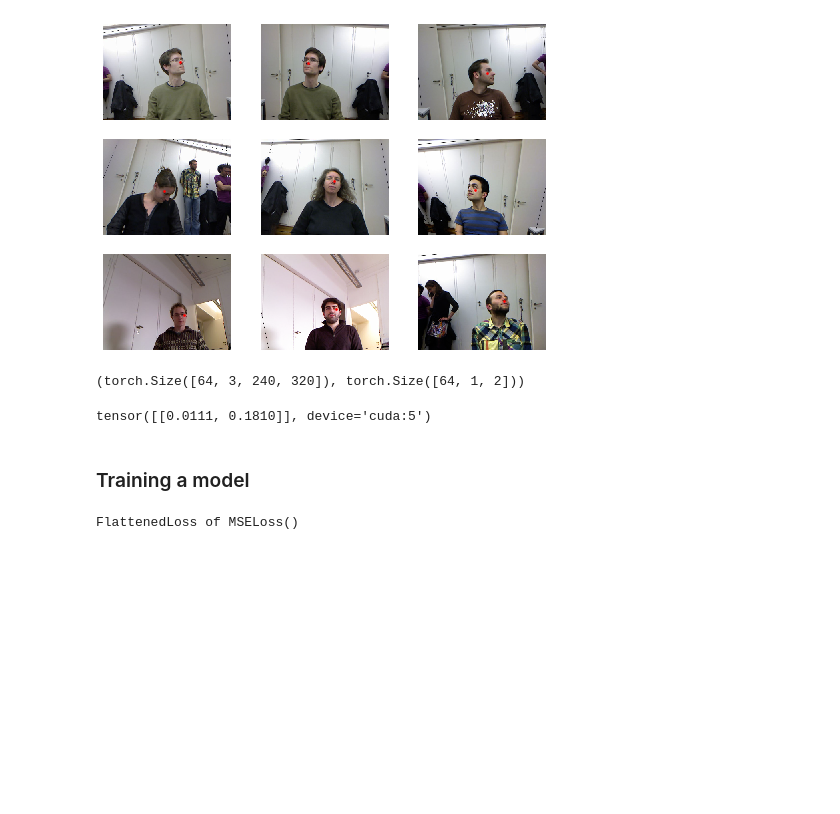
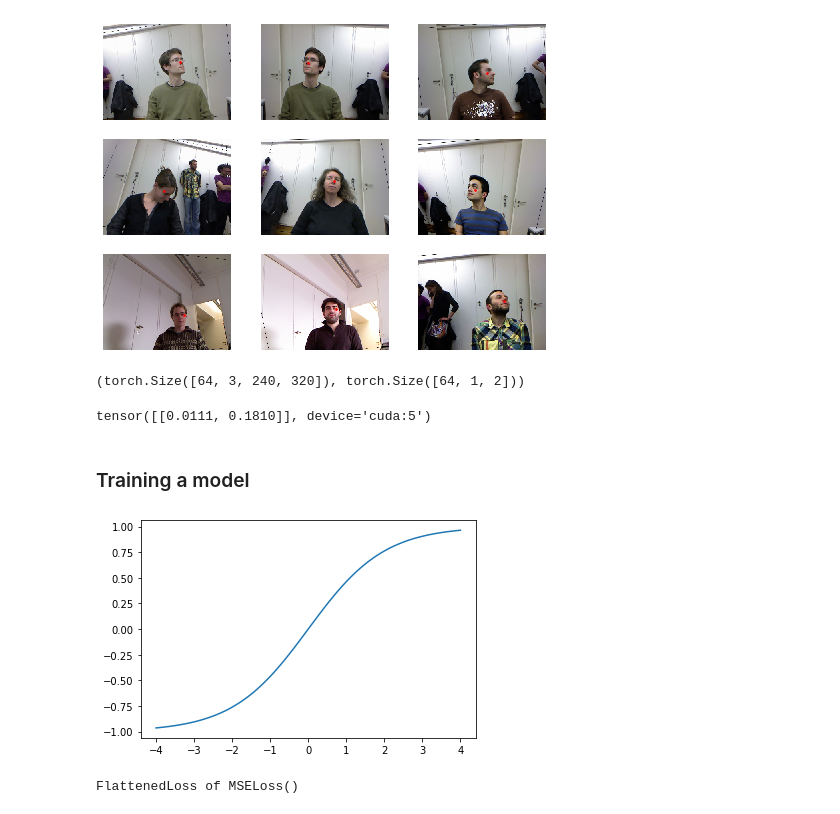
Before and after one commit to fastai/book_nbs, a Jupyter notebook: 06_multicat.ipynb, the cells around one changed output. Saved outputs shown, nothing was run; the diff lists cells and outputs as text; code cells hidden in the pictures; blank space fills up the shorter version.

```diff
--- a/06_multicat.ipynb
+++ b/06_multicat.ipynb
@@ -258,7 +273,11 @@ tensor([[0.0111, 0.1810]], device='cuda:5')
 # %%
 learn = cnn_learner(dls, resnet18, y_range=(-1,1))
 # %%
-def sigmoid_range(x, lo, hi): torch.sigmoid(x) * (hi-lo) + lo
+def sigmoid_range(x, lo, hi): return torch.sigmoid(x) * (hi-lo) + lo
+# %%
+plot_function(partial(sigmoid_range,lo=-1,hi=1), min=-4, max=4)
+# %% [output]
+[figure, added]
 # %%
 dls.loss_func
 # %% [output]
```
Also changed, not shown: parts of 19 cells of this notebook, 19 other files.
